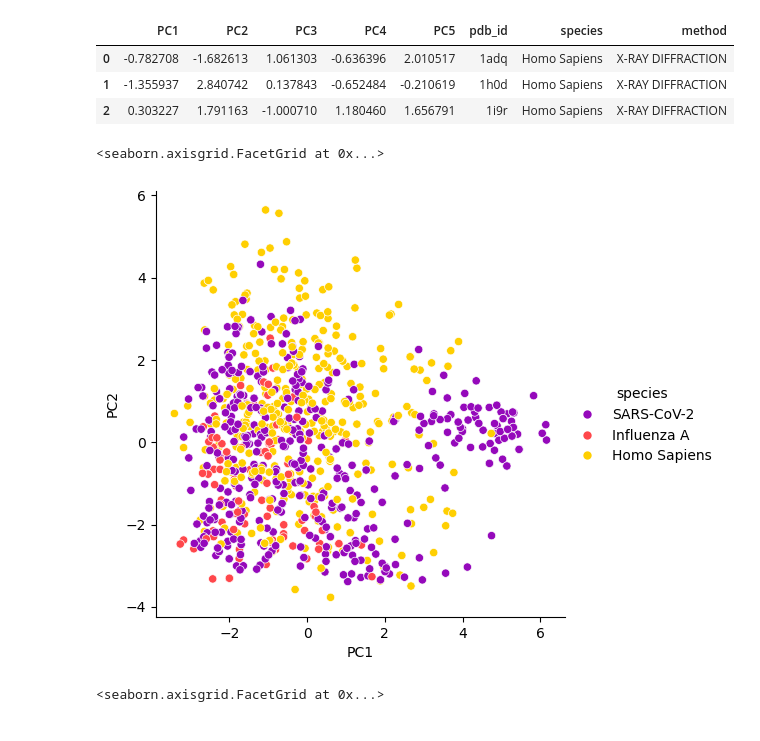
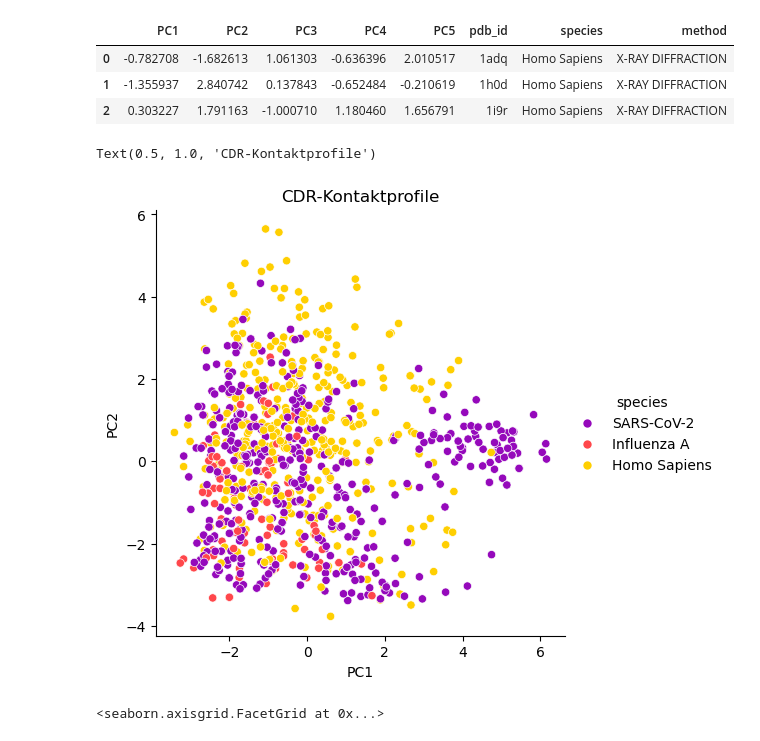
Before and after one commit to datascience-2025-group4/group04-team02, a Jupyter notebook: dataanalysis/03_contacts/02_analyze_contacts.ipynb, the cells around one changed output. Cells and saved outputs as stored; diff of their text form; code cells hidden in the pictures.

```diff
--- a/dataanalysis/03_contacts/02_analyze_contacts.ipynb
+++ b/dataanalysis/03_contacts/02_analyze_contacts.ipynb
@@ -497,9 +498,11 @@ df_pca.head(3)
 # %%
 sns.relplot(data=df_pca, x="PC1", y="PC2", hue = "species", palette = palette,
             hue_order=['SARS-CoV-2', 'Influenza A', 'Homo Sapiens'])
+
+plt.title("CDR-Kontaktprofile")
 # %% [output]
-<seaborn.axisgrid.FacetGrid at 0x...>
+Text(0.5, 1.0, 'CDR-Kontaktprofile')
-[figure, old version]
+[figure, new version]
 # %%
 sns.relplot(data=df_pca, x="PC1", y="PC2", hue = "species", col = "species", row = "method", palette= palette,
             hue_order=['SARS-CoV-2', 'Influenza A', 'Homo Sapiens'])
```
Also changed, not shown: parts of 9 cells of this notebook, 5 other files.
